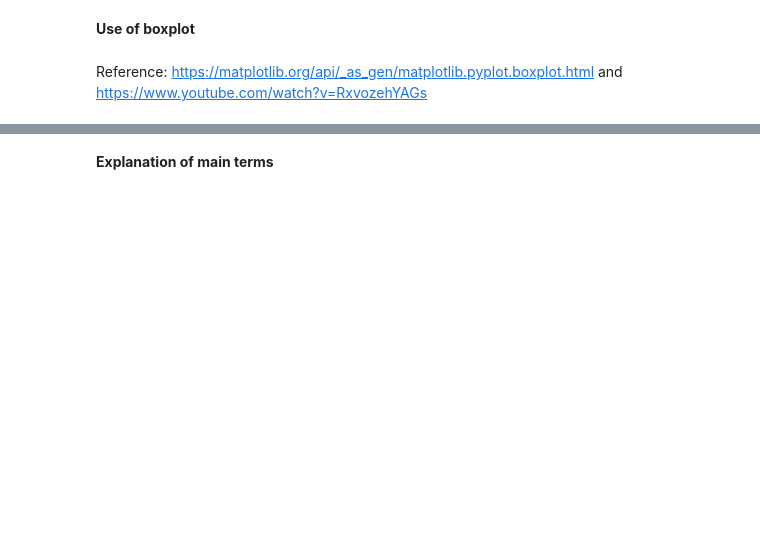
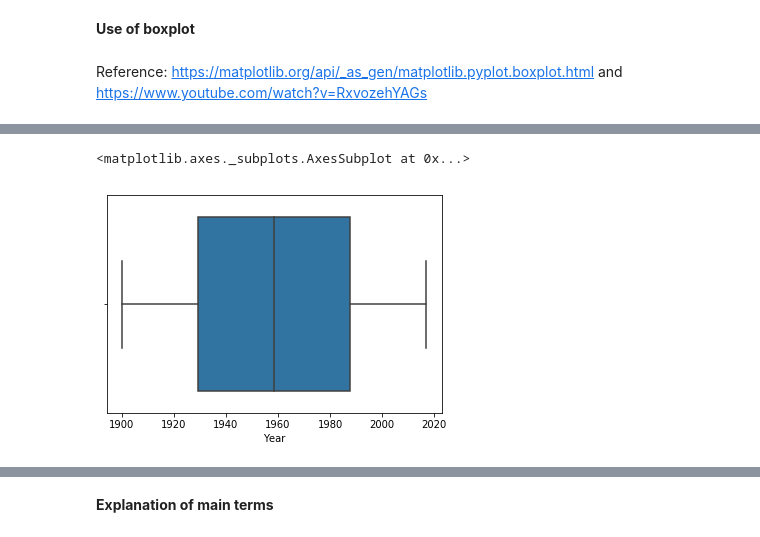
Before and after one commit to Nayade2lu/fundamentals-project, a Jupyter notebook: Fundamentals of data analysis Project.ipynb, the cells around one changed output, grey strips where cells are left out. Saved outputs shown, nothing was run; the diff lists cells and outputs as text; code cells hidden in the pictures; blank space fills up the shorter version.

```diff
--- a/Fundamentals of data analysis Project.ipynb
+++ b/Fundamentals of data analysis Project.ipynb
@@ -143,0 +143,5 @@ plt.boxplot(natural_disasters.Year)
+# %%
+sns.boxplot(x='Year', data=natural_disasters)
+# %% [output]
+<matplotlib.axes._subplots.AxesSubplot at 0x...>
+[figure, added]
```
Also changed, not shown: parts of 6 cells of this notebook, 1 other file.
